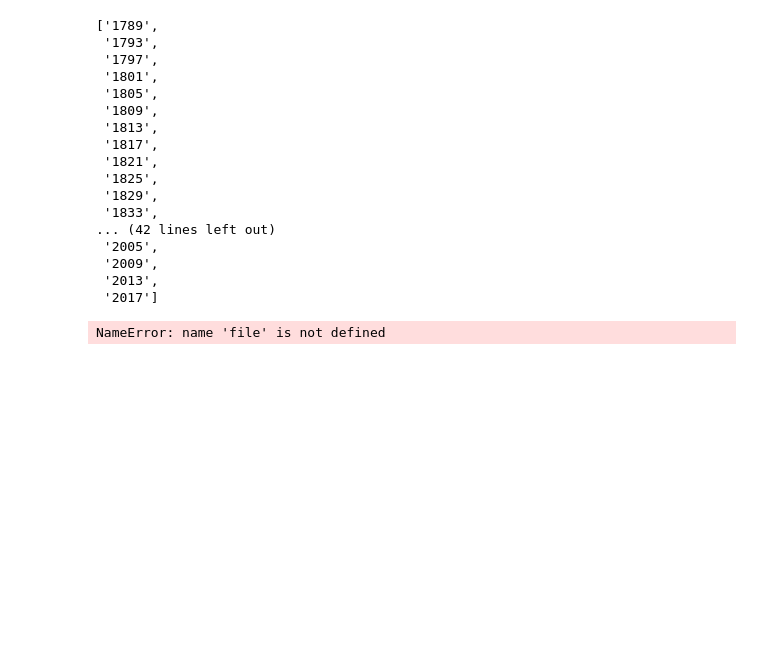
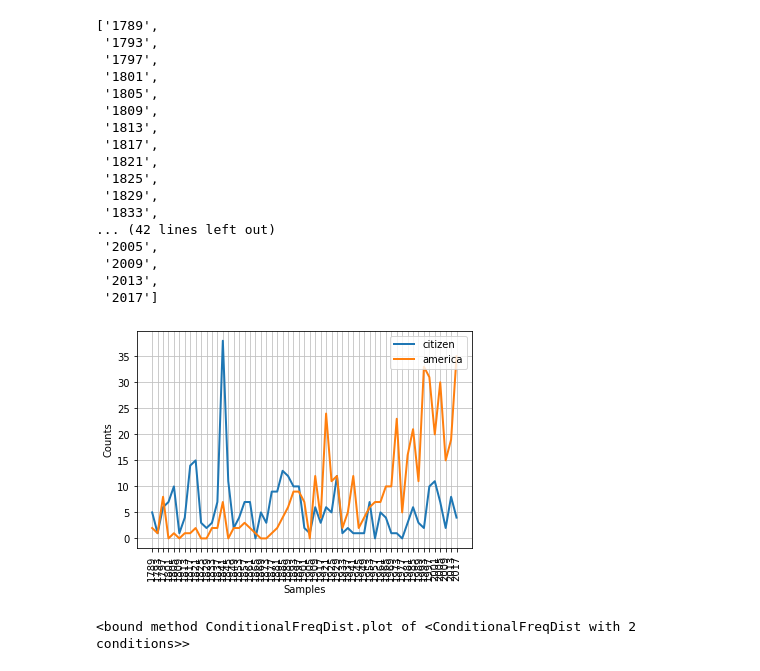
Before and after one commit to nvaneck/IntroToNaturalLanguageProc, a Jupyter notebook: Reading Examples/Chapter 2.ipynb, the cells around one changed output. Cells and saved outputs as stored; diff of their text form; code cells hidden in the pictures; blank space fills up the shorter version.

Commit message:
update graphs

```diff
--- a/Reading Examples/Chapter 2.ipynb
+++ b/Reading Examples/Chapter 2.ipynb
@@ -395,10 +395,14 @@ inaugural.fileids()
  '2017']
 # %%
 cfd = nltk.ConditionalFreqDist(
-    (target, file[:4])
-        for fileid in inaugural.fileids()
-        for w in inaugural.words(fileid)
-        for target in ['america', 'citizen']
-        if w.lower().startswith(target))
+            (target, fileid[:4])
+            for fileid in inaugural.fileids()
+            for w in inaugural.words(fileid)
+            for target in ['america', 'citizen']
+            if w.lower().startswith(target))
-# %% [output]
-NameError: name 'file' is not defined
+# %%
+cfd.plot()
+print(cfd.plot)
+# %% [output]
+[figure, added]
+<bound method ConditionalFreqDist.plot of <ConditionalFreqDist with 2 conditions>>
```
